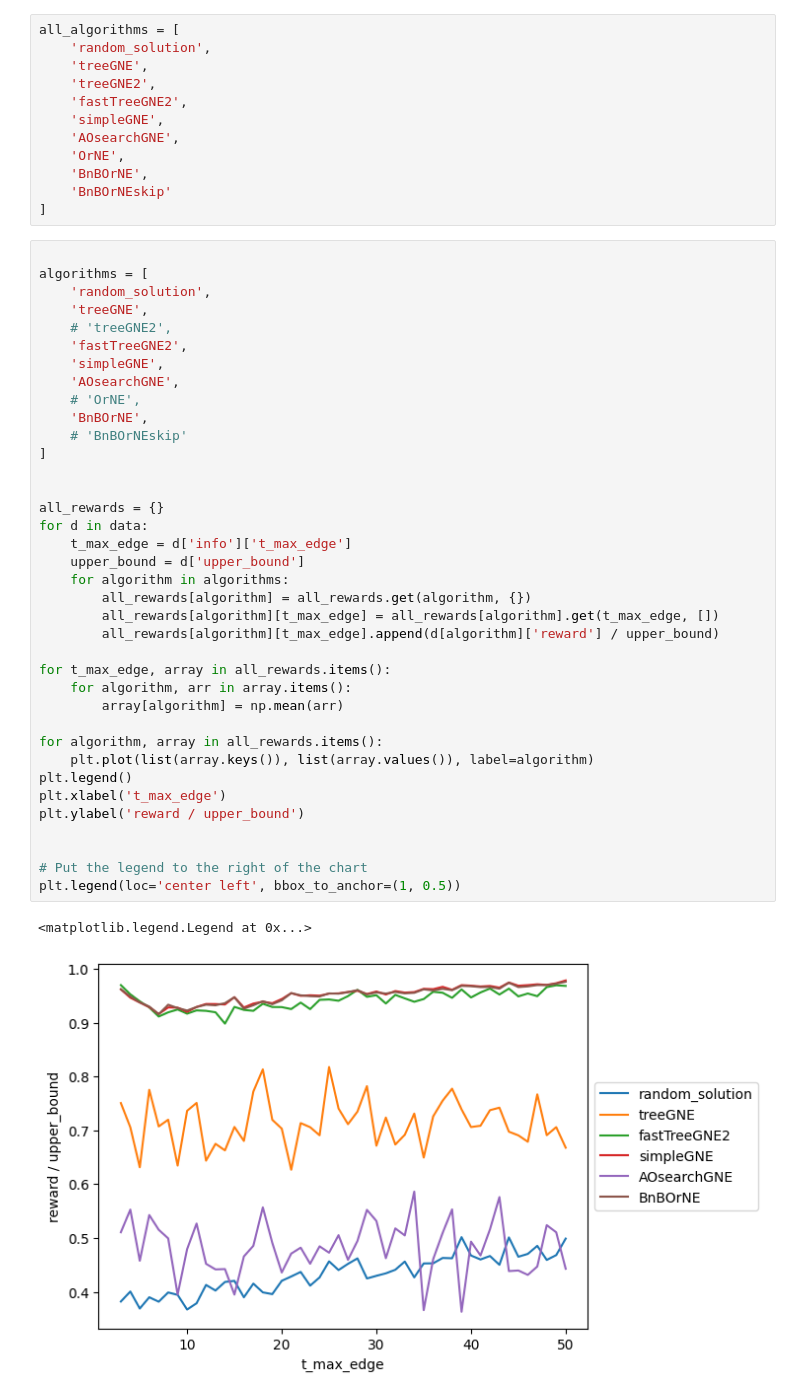
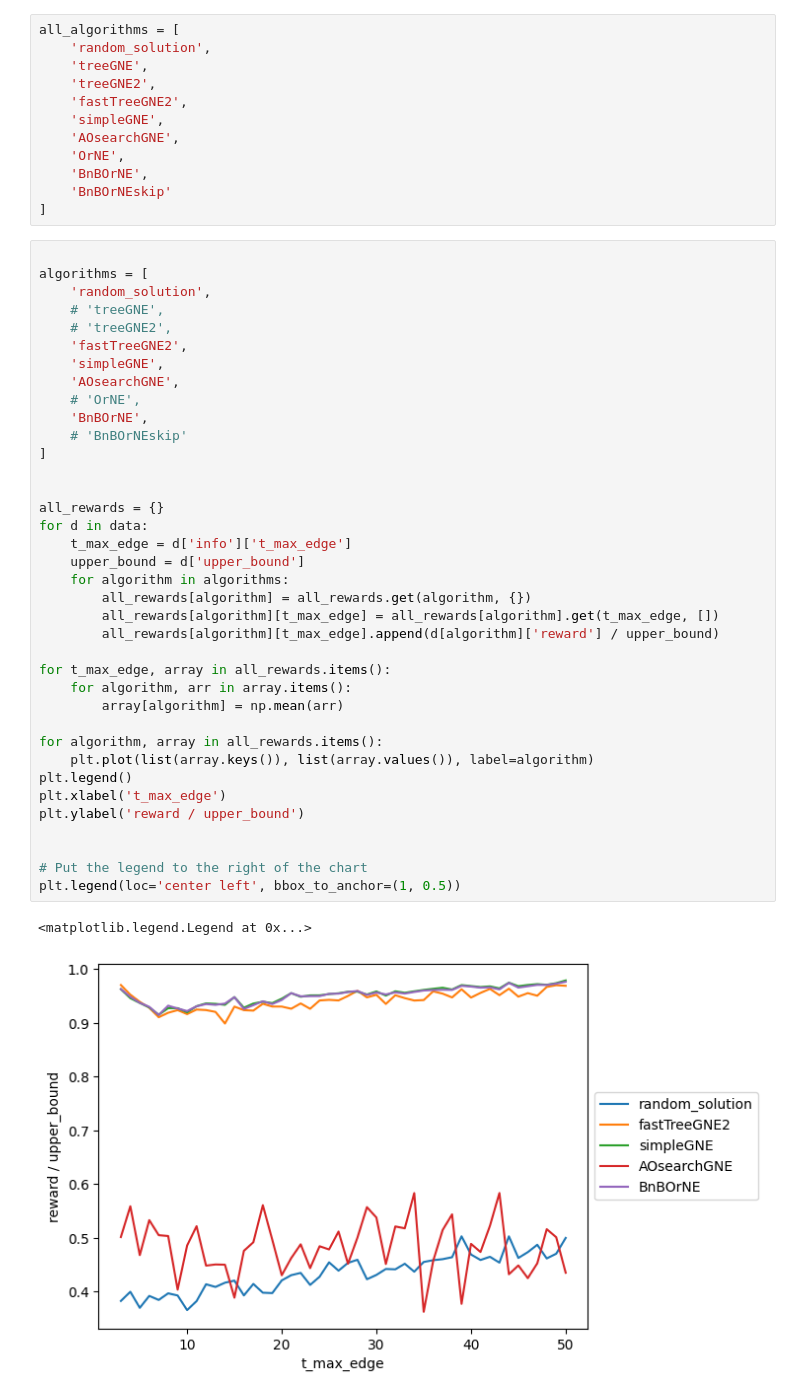
Before and after one commit to thanhan910/MATA-AND-OR, a Jupyter notebook: vis.ipynb, the cells around one changed output. Drawn from its saved outputs; the diff is of its cells as text.

Commit message:
Update visualisations

```diff
--- a/vis.ipynb
+++ b/vis.ipynb
@@ -50,7 +50,7 @@ all_algorithms = [
 
 algorithms = [
     'random_solution',
-    'treeGNE',
+    # 'treeGNE',
     # 'treeGNE2',
     'fastTreeGNE2',
     'simpleGNE',
@@ -58,31 +58,31 @@ algorithms = [
     # 'OrNE',
     'BnBOrNE',
     # 'BnBOrNEskip'
 ]
 
 
 all_rewards = {}
 for d in data:
     t_max_edge = d['info']['t_max_edge']
     upper_bound = d['upper_bound']
     for algorithm in algorithms:
         all_rewards[algorithm] = all_rewards.get(algorithm, {})
         all_rewards[algorithm][t_max_edge] = all_rewards[algorithm].get(t_max_edge, [])
         all_rewards[algorithm][t_max_edge].append(d[algorithm]['reward'] / upper_bound)
 
 for t_max_edge, array in all_rewards.items():
     for algorithm, arr in array.items():
         array[algorithm] = np.mean(arr)
 
 for algorithm, array in all_rewards.items():
     plt.plot(list(array.keys()), list(array.values()), label=algorithm)
 plt.legend()
 plt.xlabel('t_max_edge')
 plt.ylabel('reward / upper_bound')
 
 
 # Put the legend to the right of the chart
 plt.legend(loc='center left', bbox_to_anchor=(1, 0.5))
 # %% [output]
 <matplotlib.legend.Legend at 0x...>
-[figure, old version]
+[figure, new version]
```
Also changed, not shown: parts of 4 cells of this notebook, 1 other file.
